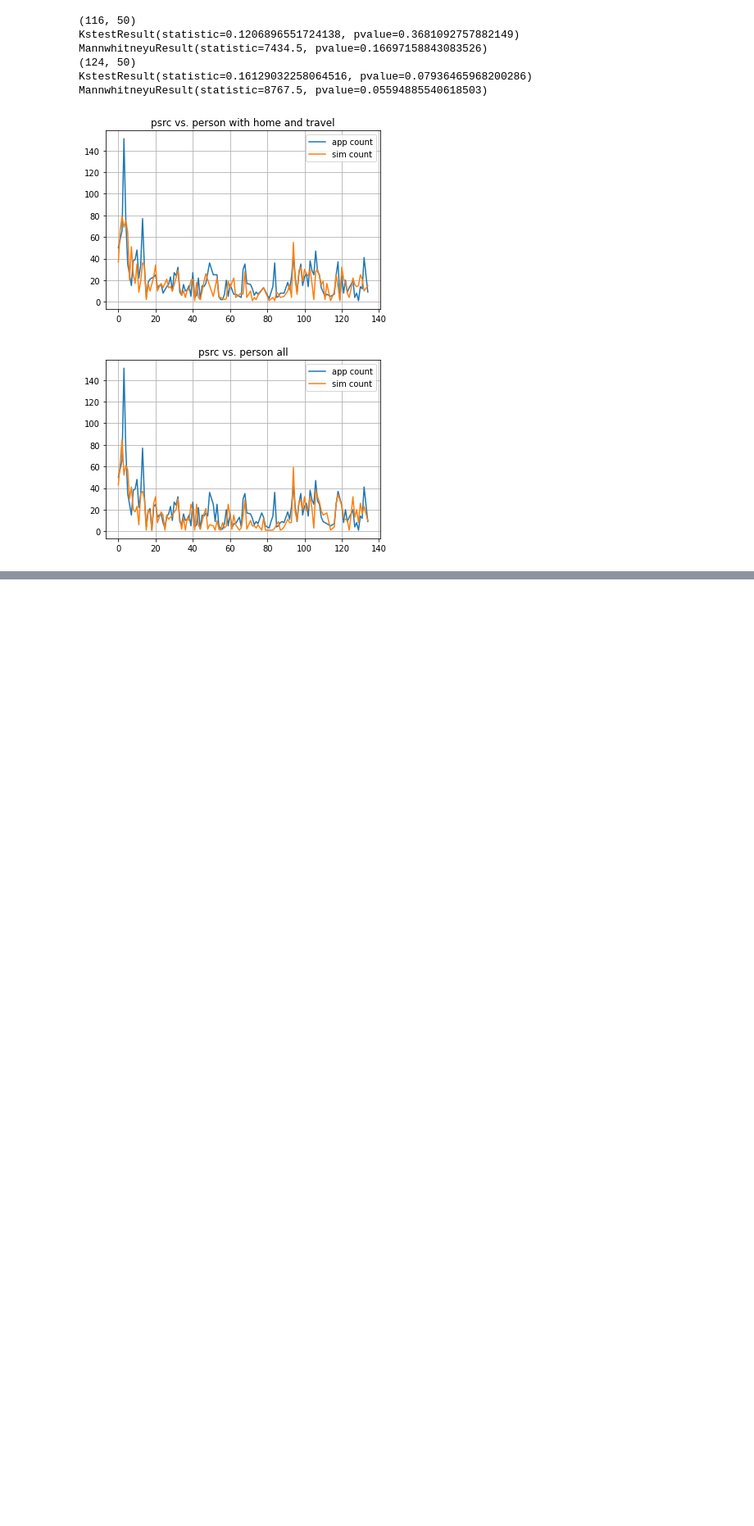
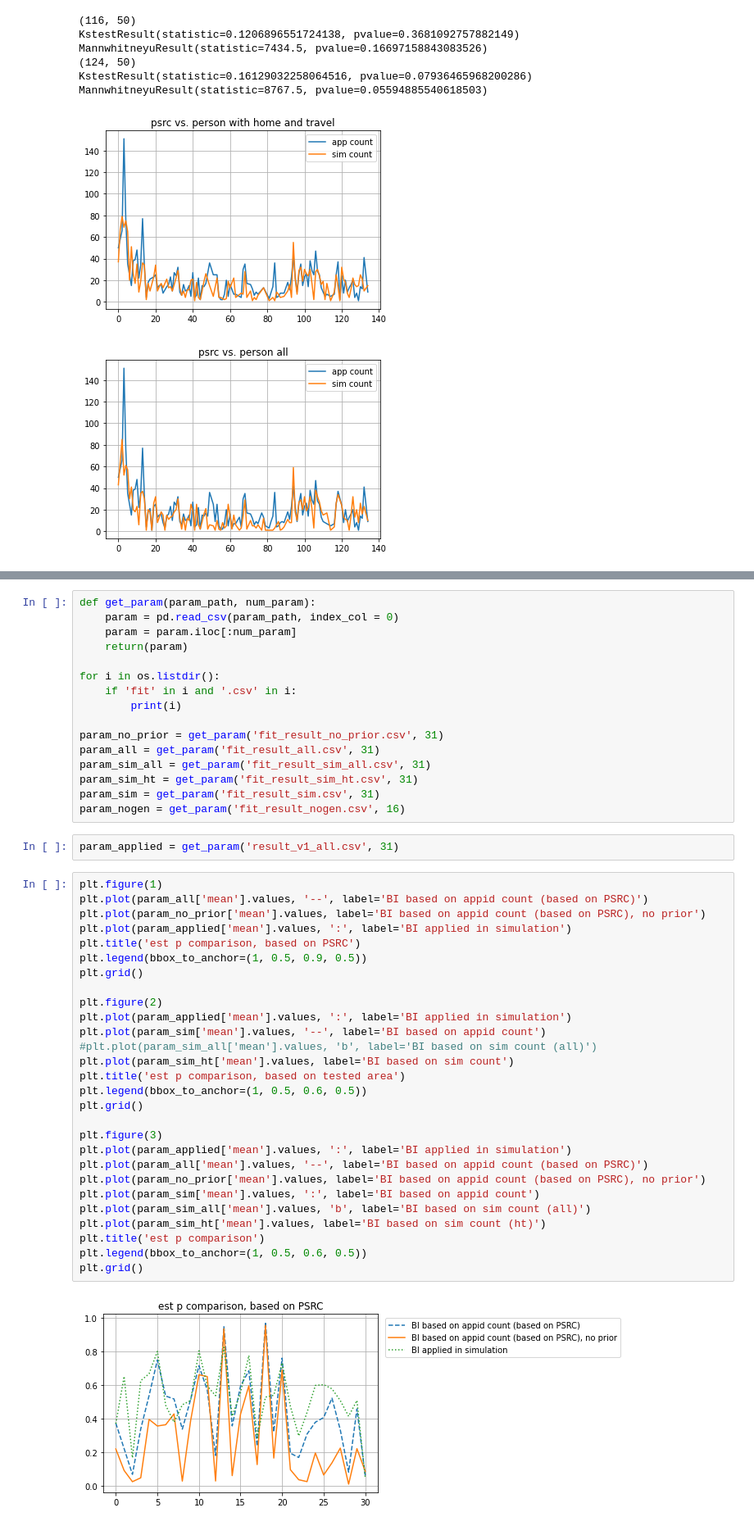
Before and after one commit to Yiran6/app_baseddata_processing, a Jupyter notebook: dgp_stage_1_test_data_processing.ipynb, the cells around one changed output, grey strips where cells are left out. Shown at 82% size. Saved outputs shown, nothing was run; the diff lists cells and outputs as text; blank space fills up the shorter version.

```diff
--- a/dgp_stage_1_test_data_processing.ipynb
+++ b/dgp_stage_1_test_data_processing.ipynb
@@ -229,0 +249,48 @@ MannwhitneyuResult(statistic=8767.5, pvalue=0.05594885540618503)
+# %%
+def get_param(param_path, num_param):
+    param = pd.read_csv(param_path, index_col = 0)
+    param = param.iloc[:num_param]
+    return(param)
+
+for i in os.listdir():
+    if 'fit' in i and '.csv' in i:
+        print(i)
+
+param_no_prior = get_param('fit_result_no_prior.csv', 31)
+param_all = get_param('fit_result_all.csv', 31)
+param_sim_all = get_param('fit_result_sim_all.csv', 31)
+param_sim_ht = get_param('fit_result_sim_ht.csv', 31)
+param_sim = get_param('fit_result_sim.csv', 31)
+param_nogen = get_param('fit_result_nogen.csv', 16)
+# %%
+param_applied = get_param('result_v1_all.csv', 31)
+# %%
+plt.figure(1)
+plt.plot(param_all['mean'].values, '--', label='BI based on appid count (based on PSRC)')
+plt.plot(param_no_prior['mean'].values, label='BI based on appid count (based on PSRC), no prior')
+plt.plot(param_applied['mean'].values, ':', label='BI applied in simulation')
+plt.title('est p comparison, based on PSRC')
+plt.legend(bbox_to_anchor=(1, 0.5, 0.9, 0.5))
+plt.grid()
+
+plt.figure(2)
+plt.plot(param_applied['mean'].values, ':', label='BI applied in simulation')
+plt.plot(param_sim['mean'].values, '--', label='BI based on appid count')
+#plt.plot(param_sim_all['mean'].values, 'b', label='BI based on sim count (all)')
+plt.plot(param_sim_ht['mean'].values, label='BI based on sim count')
+plt.title('est p comparison, based on tested area')
+plt.legend(bbox_to_anchor=(1, 0.5, 0.6, 0.5))
+plt.grid()
+
+plt.figure(3)
+plt.plot(param_applied['mean'].values, ':', label='BI applied in simulation')
+plt.plot(param_all['mean'].values, '--', label='BI based on appid count (based on PSRC)')
+plt.plot(param_no_prior['mean'].values, label='BI based on appid count (based on PSRC), no prior')
+plt.plot(param_sim['mean'].values, ':', label='BI based on appid count')
+plt.plot(param_sim_all['mean'].values, 'b', label='BI based on sim count (all)')
+plt.plot(param_sim_ht['mean'].values, label='BI based on sim count (ht)')
+plt.title('est p comparison')
+plt.legend(bbox_to_anchor=(1, 0.5, 0.6, 0.5))
+plt.grid()
+# %% [output]
+[figure, added]
```
Also changed, not shown: parts of 6 cells of this notebook, 2 other files.
